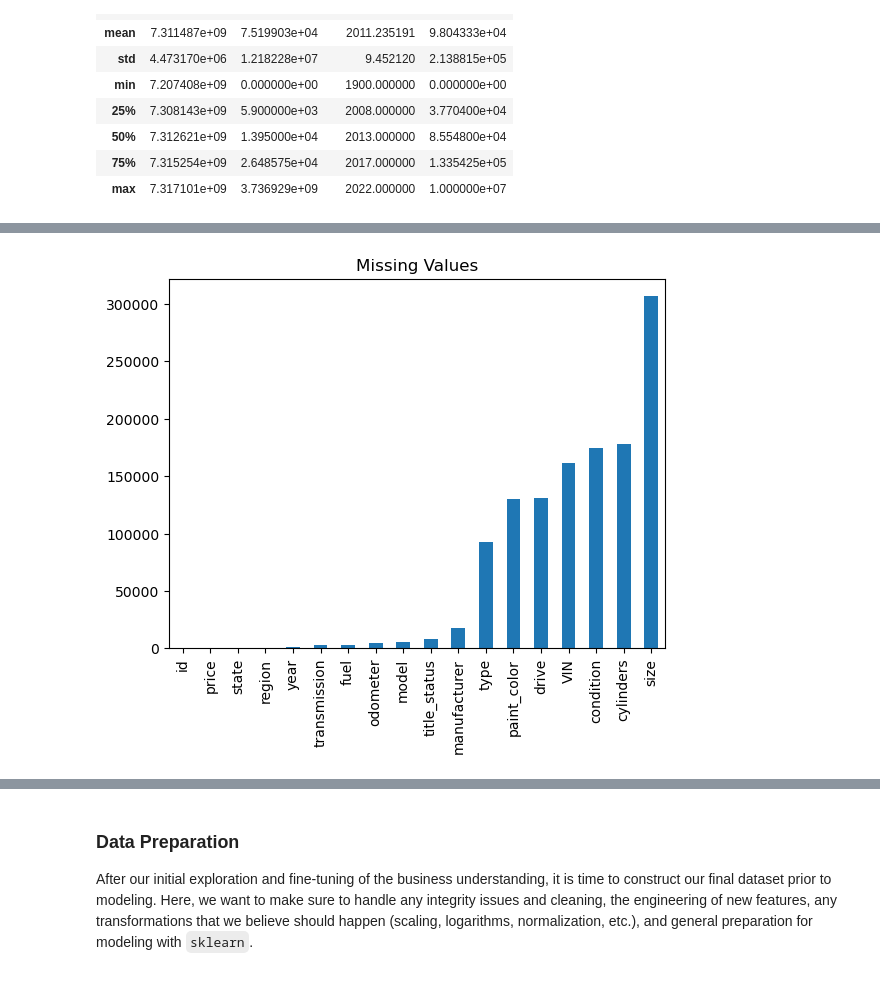
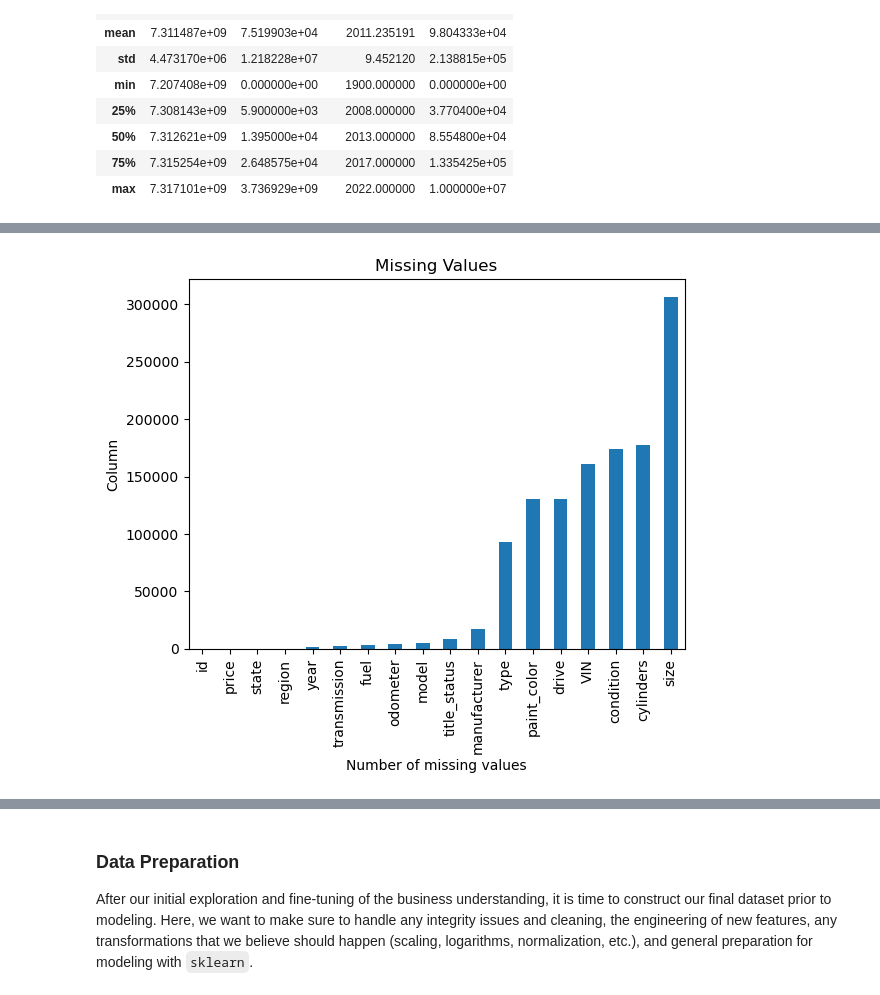
Before and after one commit to Mapurin-ucsc/Car-Price-DataAnalysis, a Jupyter notebook: practical_application_II_starter/prompt_II.ipynb, the cells around one changed output, grey strips where cells are left out. Saved outputs shown, nothing was run; the diff lists cells and outputs as text; code cells hidden in the pictures.

```diff
--- a/practical_application_II_starter/prompt_II.ipynb
+++ b/practical_application_II_starter/prompt_II.ipynb
@@ -86,11 +87,13 @@ dtype: int64
 # %%
 df.isnull().sum().sort_values().plot(kind = 'bar')
 plt.title('Missing Values')
+plt.xlabel("Number of missing values")
+plt.ylabel("Column")
 plt.show()
 #details like size, cylinders, and VIN are largely missing
 #details like id, price, state, region are always there
 # %% [output]
-[figure, old version]
+[figure, new version]
 # %%
 print(df.dtypes)
 # %% [output]
```
Also changed, not shown: parts of 12 cells of this notebook.
